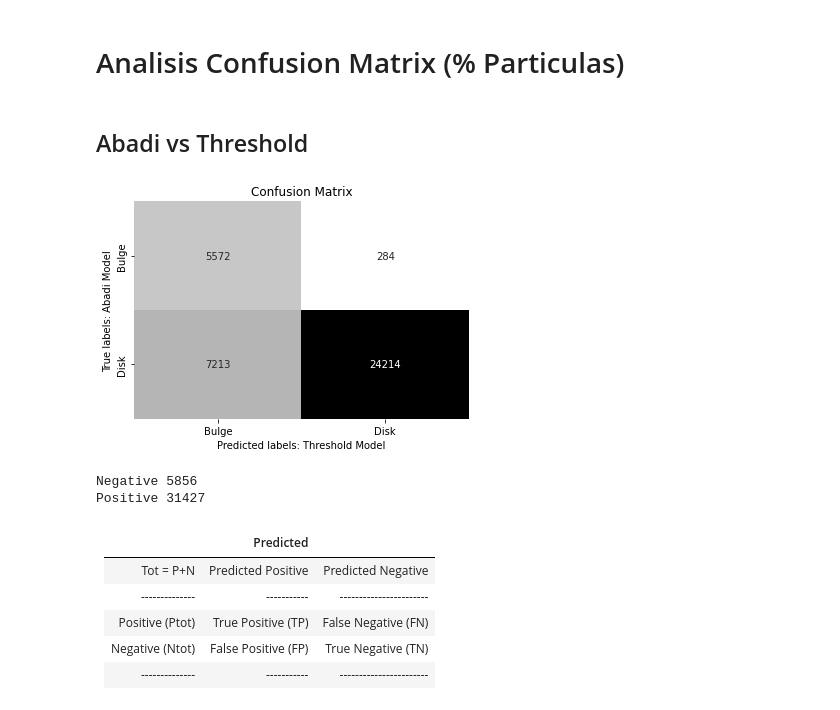
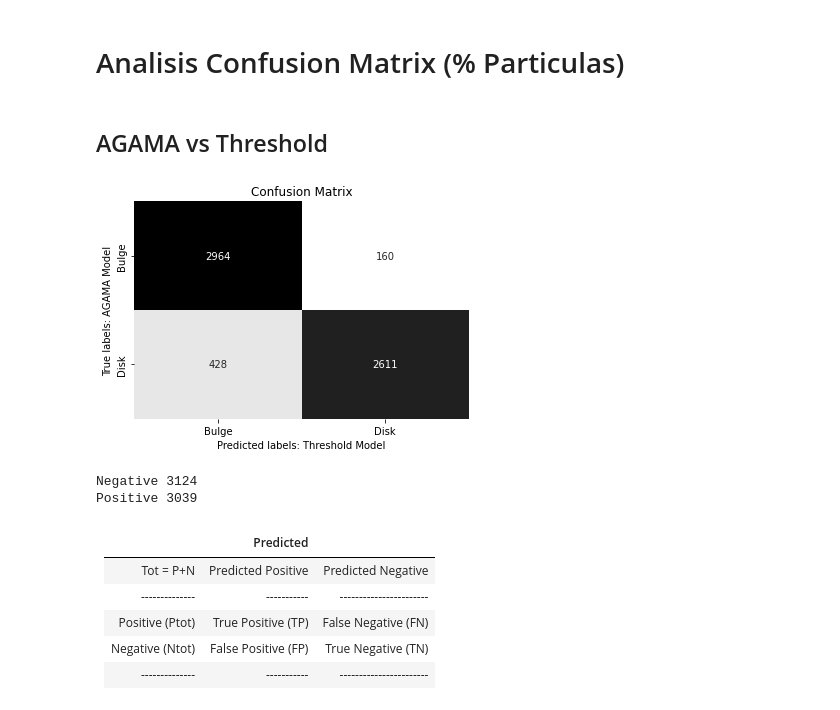
Before and after one commit to antotaverna/gchop_paper, a Jupyter notebook: galaxies_agama/pyc.ipynb, the cells around one changed output. Drawn from its saved outputs; the diff is of its cells as text; code cells hidden in the pictures.

Commit message:
pureza agama

```diff
--- a/galaxies_agama/pyc.ipynb
+++ b/galaxies_agama/pyc.ipynb
@@ -61,23 +48,23 @@ from sklearn.metrics import precision_recall_fscore_support
 from sklearn.metrics import precision_score
 from sklearn.metrics import recall_score
 # %% [markdown]
-## Abadi vs Threshold
+## AGAMA vs Threshold
 # %%
 #sklearn.metrics.confusion_matrix(y_true, y_pred, *, labels=None, sample_weight=None, normalize=None)
-y_true=dfs2.lab_ab
-y_pred=dfs2.lab_th
+y_true=dfs2.label_Agama
+y_pred=dfs2.label_JThreshold
 cm = confusion_matrix(y_true, y_pred)
 cm_per = cm*100/len(y_true)
 
 ax= plt.subplot()
 sns.heatmap(cm,annot=True, cmap='binary', fmt='g', cbar=False, ax=ax)
 
 #sns.heatmap(cm_per,annot=True, cmap='binary', fmt='.1f', ax=ax)
 #for t in ax.texts: t.set_text(t.get_text() + " %")
 
-ax.set_ylabel('True labels: Abadi Model');ax.set_xlabel('Predicted labels: Threshold Model');
+ax.set_ylabel('True labels: AGAMA Model');ax.set_xlabel('Predicted labels: Threshold Model');
 ax.set_title('Confusion Matrix');
 ax.xaxis.set_ticklabels(['Bulge', 'Disk']); ax.yaxis.set_ticklabels(['Bulge', 'Disk']);
 # %% [output]
-[figure, old version]
+[figure, new version]
 # %%
@@ -85,9 +72,9 @@ y_true=dfs2.lab_ab
 # %%
-print('Negative', len(dfs2.lab_ab[dfs2.lab_ab==0]))
-print('Positive', len(dfs2.lab_ab[dfs2.lab_ab==1]))
+print('Negative', len(dfs2.label_Agama[dfs2.label_Agama==0]))
+print('Positive', len(dfs2.label_Agama[dfs2.label_Agama==1]))
 # %% [output]
-Negative 5856
-Positive 31427
+Negative 3124
+Positive 3039
 # %% [markdown]
 
 
```
Also changed, not shown: parts of 9 cells of this notebook.
